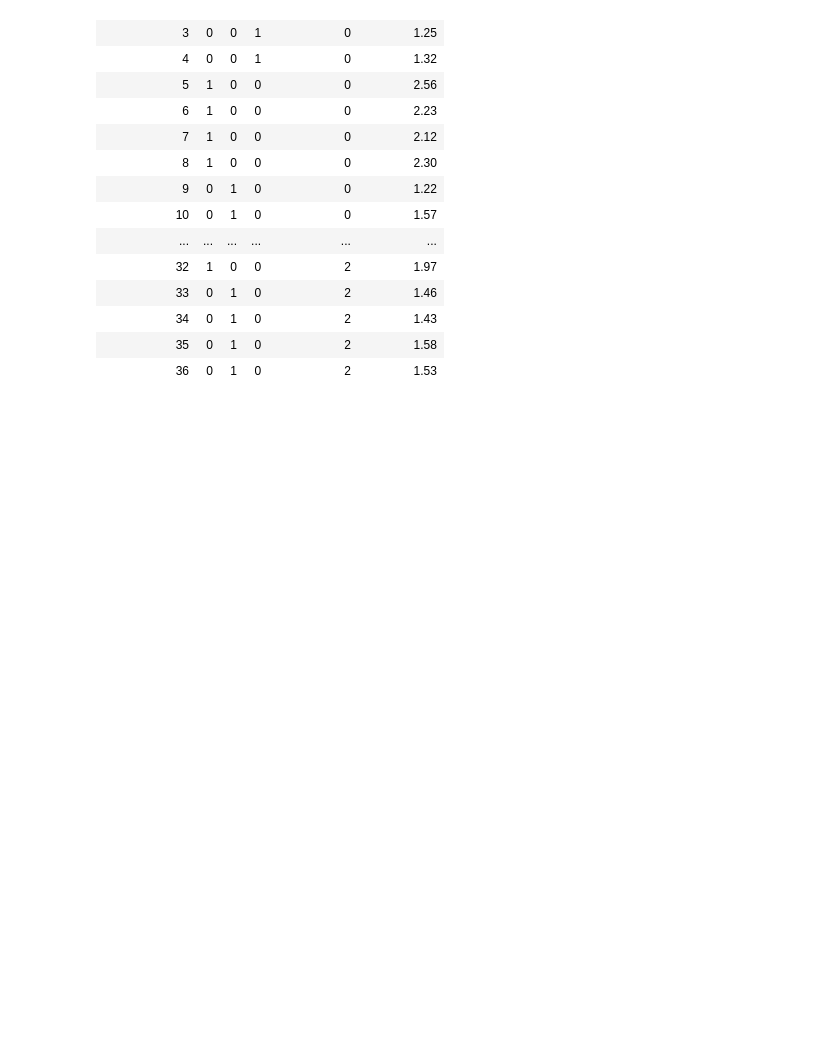
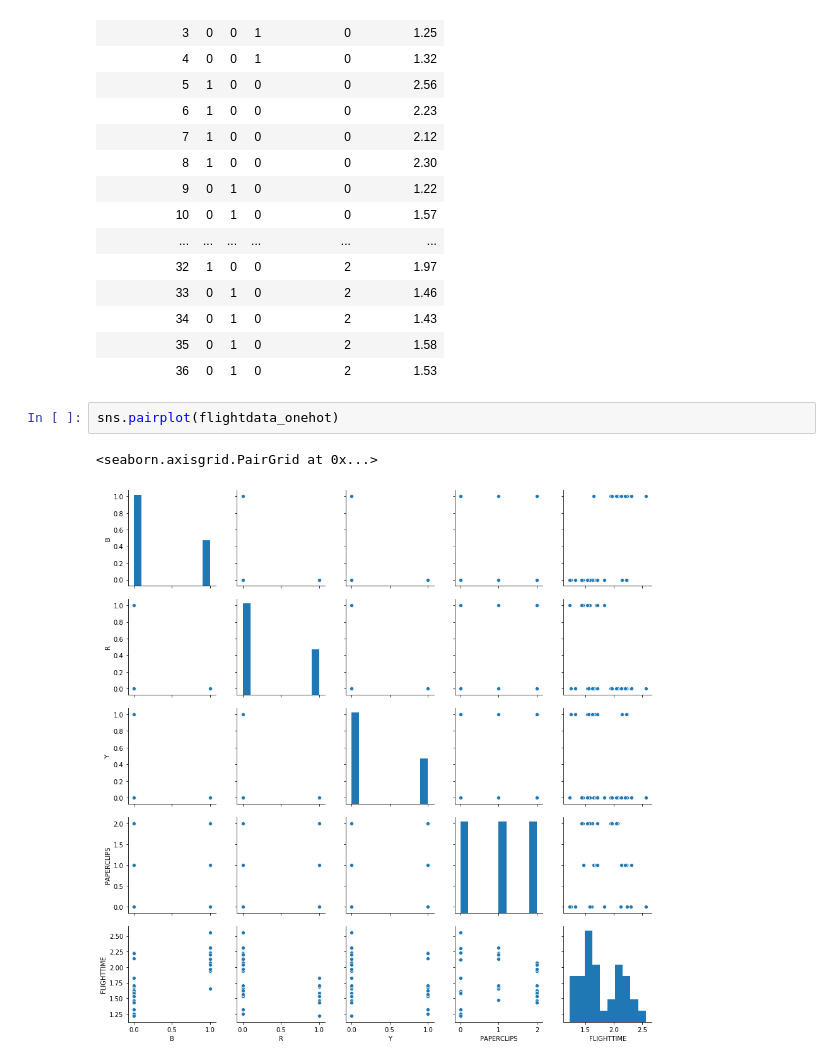
Before and after one commit to xahmol/analyticstranslators, a Jupyter notebook: Xander Mol Helicopter Experiment.ipynb, the cells around one changed output. Cells and saved outputs as stored; diff of their text form; blank space fills up the shorter version.

Commit message:
Added grid for one hot

```diff
--- a/Xander Mol Helicopter Experiment.ipynb
+++ b/Xander Mol Helicopter Experiment.ipynb
@@ -78,3 +78,8 @@ flightdata_onehot
 | 34 | 0 | 1 | 0 | 2 | 1.43 |
 | 35 | 0 | 1 | 0 | 2 | 1.58 |
 | 36 | 0 | 1 | 0 | 2 | 1.53 |
+# %%
+sns.pairplot(flightdata_onehot)
+# %% [output]
+<seaborn.axisgrid.PairGrid at 0x...>
+[figure, added]
```
